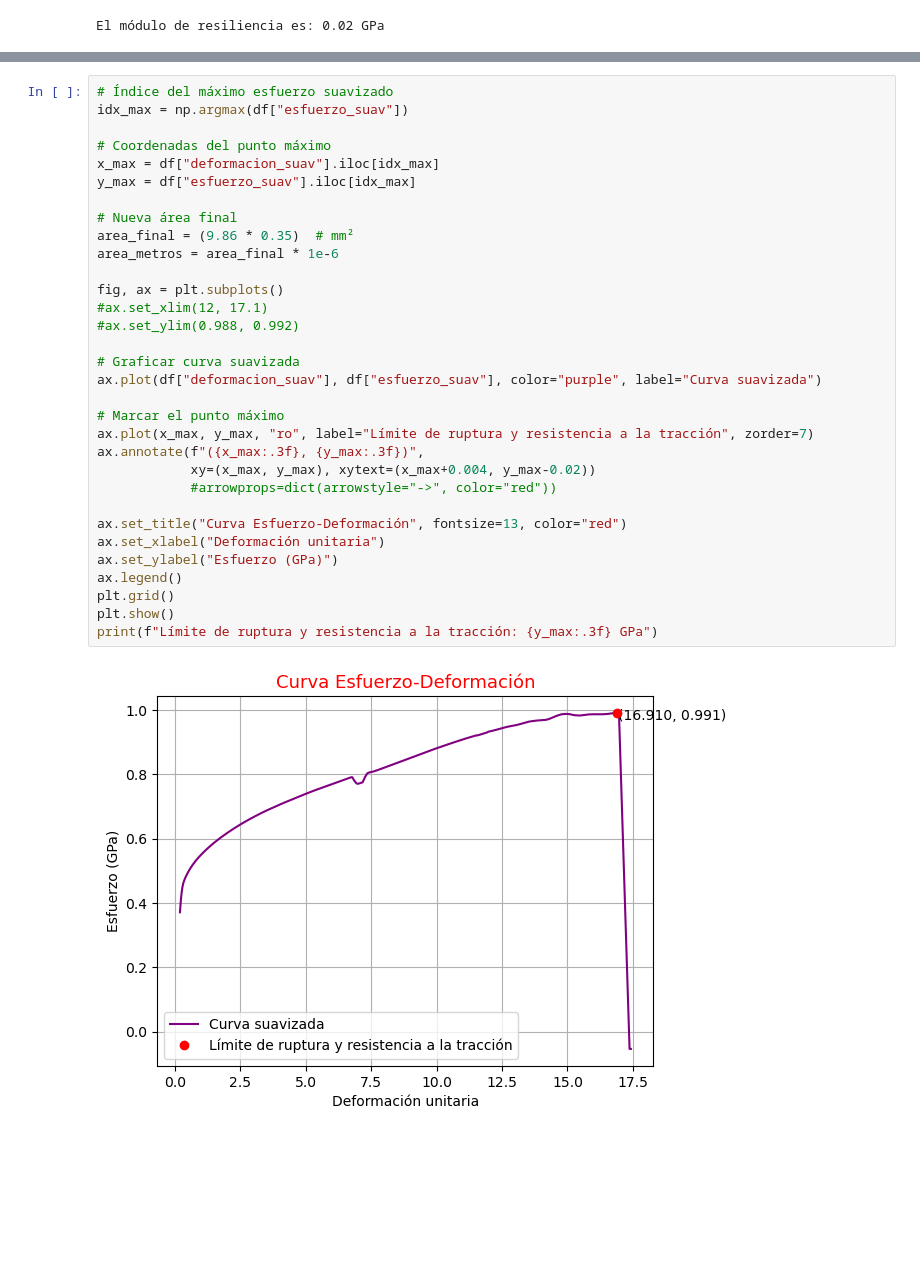
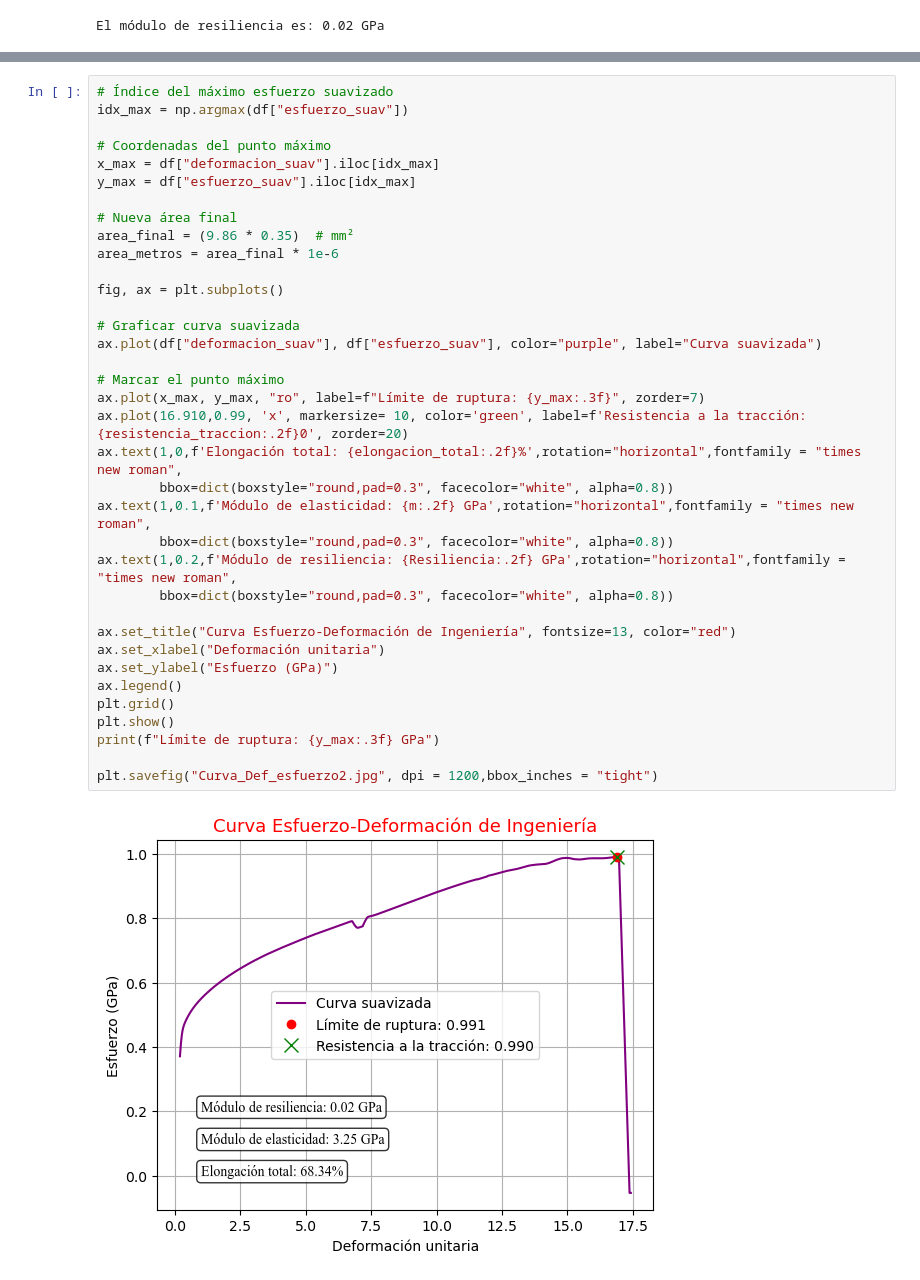
Before and after one commit to danieladonado/Tracci-n, a Jupyter notebook: informe_traccion.ipynb, the cells around one changed output, grey strips where cells are left out. Saved outputs shown, nothing was run; the diff lists cells and outputs as text; blank space fills up the shorter version.

```diff
--- a/informe_traccion.ipynb
+++ b/informe_traccion.ipynb
@@ -147,34 +153,38 @@ El módulo de resiliencia es: 0.02 GPa
 # %%
 # Índice del máximo esfuerzo suavizado
 idx_max = np.argmax(df["esfuerzo_suav"])
 
 # Coordenadas del punto máximo
 x_max = df["deformacion_suav"].iloc[idx_max]
 y_max = df["esfuerzo_suav"].iloc[idx_max]
 
 # Nueva área final
 area_final = (9.86 * 0.35)  # mm²
 area_metros = area_final * 1e-6
 
 fig, ax = plt.subplots()
-#ax.set_xlim(12, 17.1)
-#ax.set_ylim(0.988, 0.992)
 
 # Graficar curva suavizada
 ax.plot(df["deformacion_suav"], df["esfuerzo_suav"], color="purple", label="Curva suavizada")
 
 # Marcar el punto máximo
-ax.plot(x_max, y_max, "ro", label="Límite de ruptura y resistencia a la tracción", zorder=7)
-ax.annotate(f"({x_max:.3f}, {y_max:.3f})",
-            xy=(x_max, y_max), xytext=(x_max+0.004, y_max-0.02))
-            #arrowprops=dict(arrowstyle="->", color="red"))
+ax.plot(x_max, y_max, "ro", label=f"Límite de ruptura: {y_max:.3f}", zorder=7)
+ax.plot(16.910,0.99, 'x', markersize= 10, color='green', label=f'Resistencia a la tracción: {resistencia_traccion:.2f}0', zorder=20)
+ax.text(1,0,f'Elongación total: {elongacion_total:.2f}%',rotation="horizontal",fontfamily = "times new roman",
+        bbox=dict(boxstyle="round,pad=0.3", facecolor="white", alpha=0.8))
+ax.text(1,0.1,f'Módulo de elasticidad: {m:.2f} GPa',rotation="horizontal",fontfamily = "times new roman",
+        bbox=dict(boxstyle="round,pad=0.3", facecolor="white", alpha=0.8))
+ax.text(1,0.2,f'Módulo de resiliencia: {Resiliencia:.2f} GPa',rotation="horizontal",fontfamily = "times new roman",
+        bbox=dict(boxstyle="round,pad=0.3", facecolor="white", alpha=0.8))
 
-ax.set_title("Curva Esfuerzo-Deformación", fontsize=13, color="red")
+ax.set_title("Curva Esfuerzo-Deformación de Ingeniería", fontsize=13, color="red")
 ax.set_xlabel("Deformación unitaria")
 ax.set_ylabel("Esfuerzo (GPa)")
 ax.legend()
 plt.grid()
 plt.show()
-print(f"Límite de ruptura y resistencia a la tracción: {y_max:.3f} GPa")
+print(f"Límite de ruptura: {y_max:.3f} GPa")
+
+plt.savefig("Curva_Def_esfuerzo2.jpg", dpi = 1200,bbox_inches = "tight")
 # %% [output]
-[figure, old version]
+[figure, new version]
```
Also changed, not shown: parts of 12 cells of this notebook, 1 other file.
